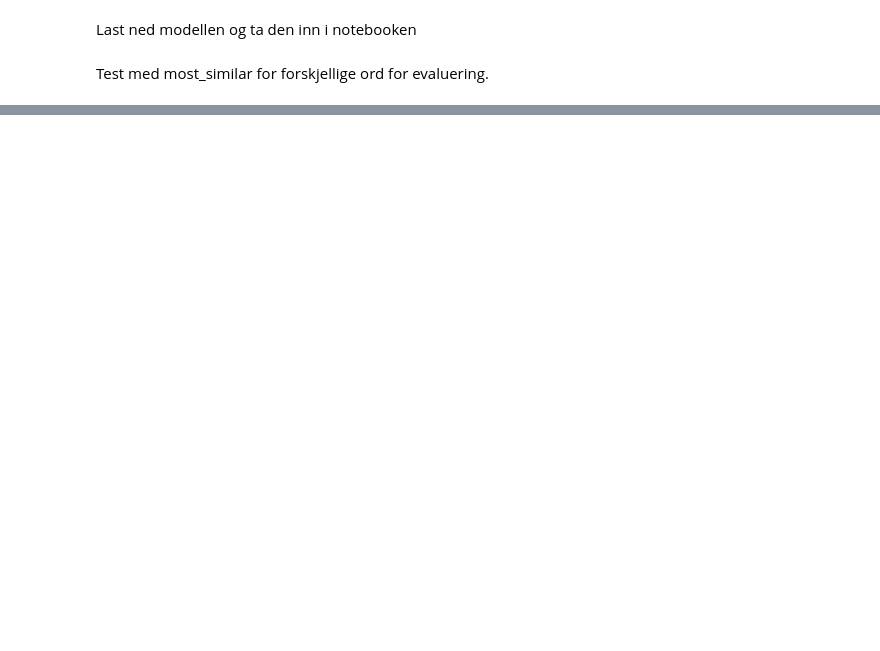
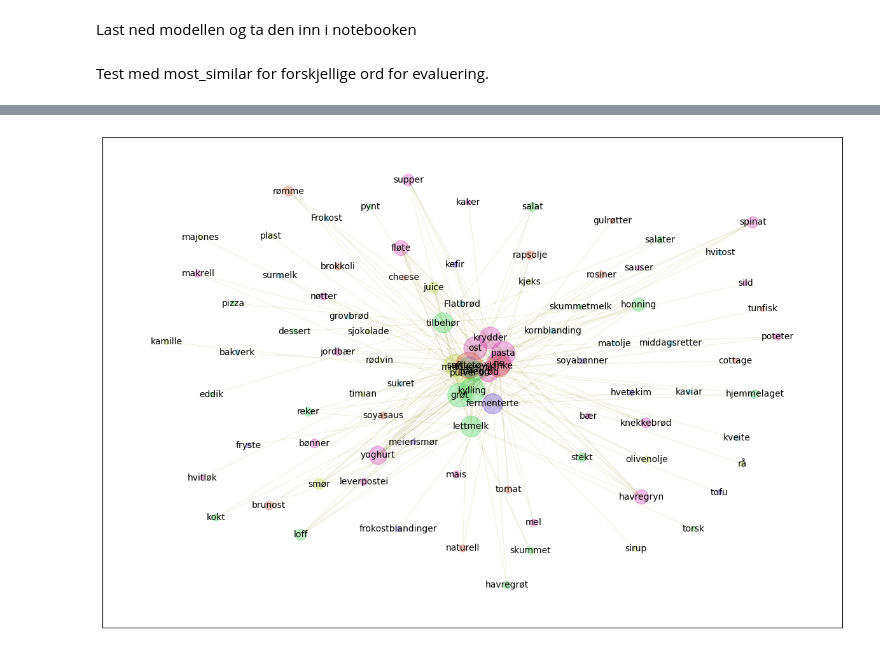
Before and after one commit to tungland/Generate_text, a Jupyter notebook: query_model.ipynb, the cells around one changed output, grey strips where cells are left out. Saved outputs shown, nothing was run; the diff lists cells and outputs as text; code cells hidden in the pictures; blank space fills up the shorter version.

Commit message:
added model

```diff
--- a/query_model.ipynb
+++ b/query_model.ipynb
@@ -8,8 +9,10 @@ from gensim import models
 # %% [markdown]
 Last ned modellen og ta den inn i notebooken
 # %%
-model_file = 'second_test.model' # eller annet filnavn - pass på sti
+model_file = 'extract_subject_medisin-OR-helse.model' # eller annet filnavn - pass på sti
 
 model = KeyedVectors.load(model_file)    #load_word2vec_format(model_file, binary=True)
+d = model.wv
+del model
 # %% [markdown]
 Test med most_similar for forskjellige ord for evaluering.
@@ -30,0 +142,28 @@ def sentence_equality(sentences):
+# %%
+def make_edges(w, topn=20, visited=None, model = d, level = 0):
+    edges = []
+    if w not in visited:
+        visited.append(w)
+        try:
+            gdata =  model.most_similar(w, topn=topn)
+            edges += [(w, g[0], g[1]) for g in gdata]
+            #print(visited)
+            if level > 0:
+                for g in gdata:
+                    l = level - 1
+                    edges += make_edges(g[0], topn=topn, visited = visited, level=l)
+                    #print(l,edge)
+        except:
+            pass
+            #print("problem", w)
+    return edges
+
+def graf(w, model = d, top = 20):
+    edges = make_edges(w, topn = top, visited=[], model=model,level = 1)
+    G = nx.DiGraph()
+    G.add_weighted_edges_from(edges)
+    return G
+# %%
+G = graf('pålegg',model=d, top=15)
+
+gnl.show_communities(G)
@@ -30,0 +182,4 @@ def sentence_equality(sentences):
+# %%
+gnl.show_graph(G, spread=0.01)
+# %% [output]
+[figure, added]
```
Also changed, not shown: parts of 28 cells of this notebook, 3 other files.
